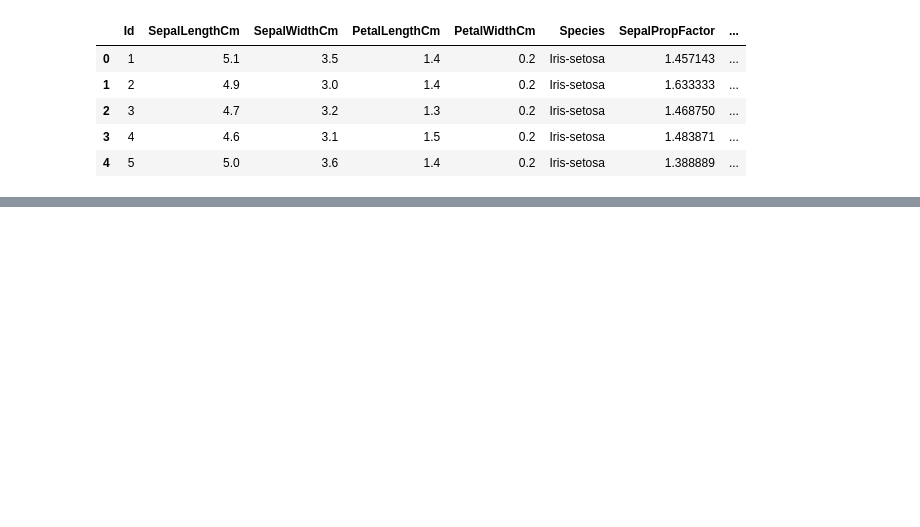
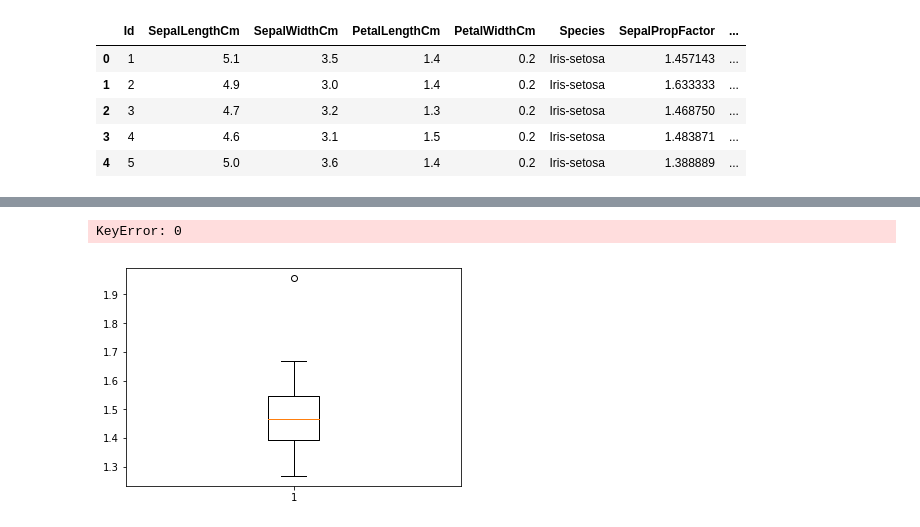
Before and after one commit to bdimas/prep, a Jupyter notebook: iris.ipynb, the cells around one changed output, grey strips where cells are left out. Cells and saved outputs as stored; diff of their text form; code cells hidden in the pictures; blank space fills up the shorter version.

```diff
--- a/iris.ipynb
+++ b/iris.ipynb
@@ -59,0 +63,8 @@ plt.show()
+# %%
+plt.boxplot(species_setosa['SepalPropFactor'])
+plt.boxplot(species_virginica['SepalPropFactor'])
+plt.boxplot(species_versicolor['SepalPropFactor'])
+plt.show()
+# %% [output]
+KeyError: 0
+[figure, added]
```
Also changed, not shown: parts of 16 cells of this notebook.
